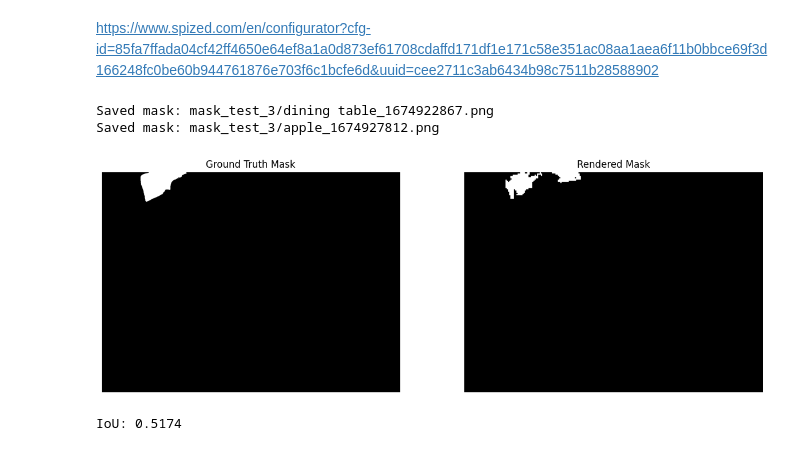
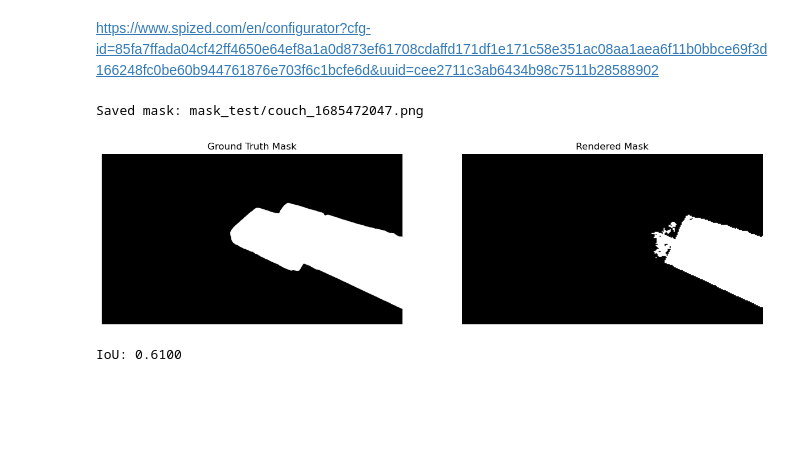
Before and after one commit to siddharthdesai06/DimSegNet, a Jupyter notebook: testing.ipynb, the cells around one changed output. Saved outputs shown, nothing was run; the diff lists cells and outputs as text; code cells hidden in the pictures; blank space fills up the shorter version.

Commit message:
replica-16dim eval

```diff
--- a/testing.ipynb
+++ b/testing.ipynb
@@ -191,12 +191,11 @@ def extract_masks(json_path, output_dir):
                 print(f"Error processing mask for object {obj['id']}: {e}")
 
 # Example usage
-json_path = "eval_datasets/figurines/annotations/figurines_dataset 2025-03-27 22-51-41_test_3.jpg.json"  # Path to your Supervisely JSON file
-output_dir = "mask_test_3"  # Directory to save masks
+json_path = "/home/siddharth/siddharth/thesis/Yolo_segmentation/eval_datasets/rep_office0/replica_office0_dataset 2025-04-21 21-18-04_frame000400.jpg.json"  # Path to your Supervisely JSON file
+output_dir = "mask_test"  # Directory to save masks
 extract_masks(json_path, output_dir)
 # %% [output]
-Saved mask: mask_test_3/dining table_1674922867.png
-Saved mask: mask_test_3/apple_1674927812.png
+Saved mask: mask_test/couch_1685472047.png
 # %%
 import numpy as np
 from PIL import Image
@@ -229,34 +228,34 @@ def calculate_iou_from_paths(mask_paths, mask2_path):
 
     # Compute IoU
     intersection = np.logical_and(merged_mask, mask2)
     union = np.logical_or(merged_mask, mask2)
 
     iou = np.sum(intersection) / np.sum(union) if np.sum(union) > 0 else 0  # Avoid division by zero
 
     # fig, axes = plt.subplots(1, len(mask_paths) + 1, figsize=(5 * (len(mask_paths) + 1), 5))
     fig, axes = plt.subplots(1, 2, figsize=(15, 5))
     # for i, mask in enumerate(masks):
     axes[0].imshow(merged_mask, cmap="gray")
     axes[0].set_title(f"Ground Truth Mask")
     axes[0].axis("off")
 
     axes[-1].imshow(mask2, cmap="gray")
     axes[-1].set_title("Rendered Mask")
     axes[-1].axis("off")
 
     plt.show()
 
     return iou
 
 # Example usage:
 mask_paths = [
-    "eval_datasets/figurines/masks/mask_test_0/chair_1674922978.png",
+    "/home/siddharth/siddharth/thesis/Yolo_segmentation/mask_test/couch_1685472047.png",
 ]
 
-mask2_path = "test_0.jpg" # extracted mask
+mask2_path = "/home/siddharth/siddharth/thesis/3dgs-gradient-backprojection/400.jpg" # extracted mask
 
 iou_value = calculate_iou_from_paths(mask_paths, mask2_path)
 print(f"IoU: {iou_value:.4f}")
 # %% [output]
-[figure, old version]
+[figure, new version]
-IoU: 0.5174
+IoU: 0.6100
```
Also changed, not shown: 1 other file.
